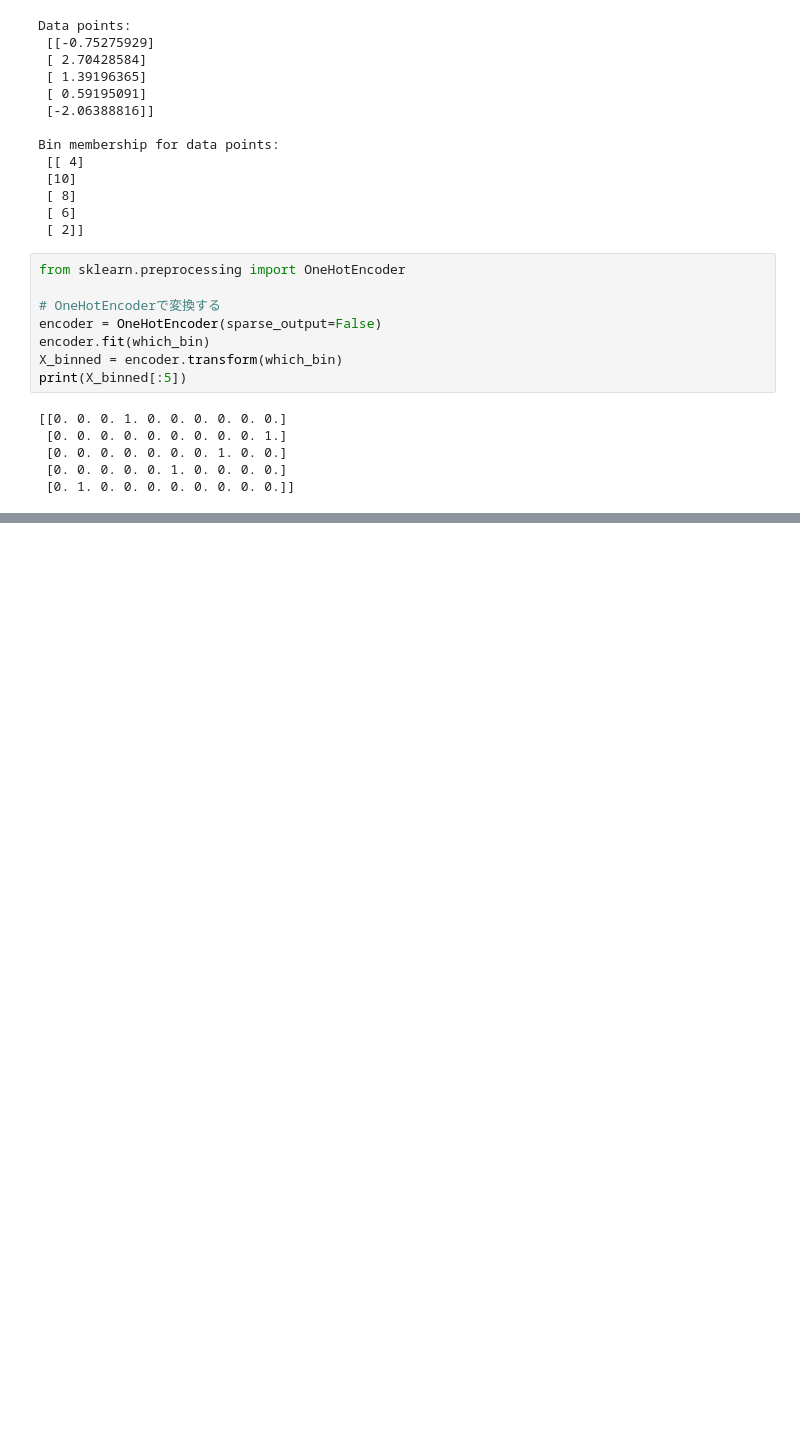
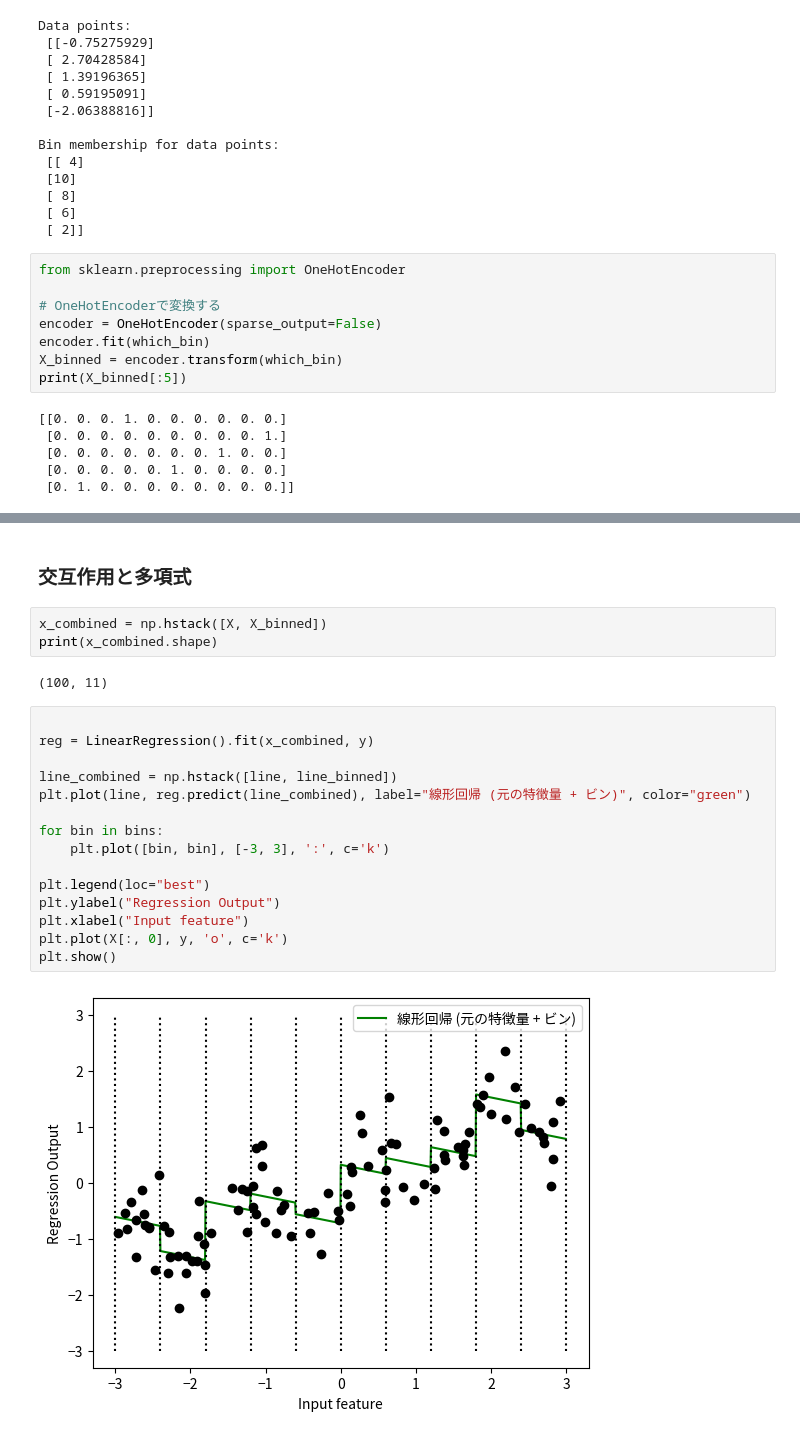
Before and after one commit to TOnodera/machine-learning-with-python, a Jupyter notebook: ch04/one_hot_encoding.ipynb, the cells around one changed output, grey strips where cells are left out. Drawn from its saved outputs; the diff is of its cells as text; blank space fills up the shorter version.

```diff
--- a/ch04/one_hot_encoding.ipynb
+++ b/ch04/one_hot_encoding.ipynb
@@ -169,0 +170,24 @@ plt.show()
+# %% [markdown]
+### 交互作用と多項式
+# %%
+x_combined = np.hstack([X, X_binned])
+print(x_combined.shape)
+# %% [output]
+(100, 11)
+# %%
+
+reg = LinearRegression().fit(x_combined, y)
+
+line_combined = np.hstack([line, line_binned])
+plt.plot(line, reg.predict(line_combined), label="線形回帰 (元の特徴量 + ビン)", color="green")
+
+for bin in bins:
+    plt.plot([bin, bin], [-3, 3], ':', c='k')
+
+plt.legend(loc="best")
+plt.ylabel("Regression Output")
+plt.xlabel("Input feature")
+plt.plot(X[:, 0], y, 'o', c='k')
+plt.show()
+# %% [output]
+[figure, added]
```
Also changed, not shown: parts of 1 cell of this notebook.
